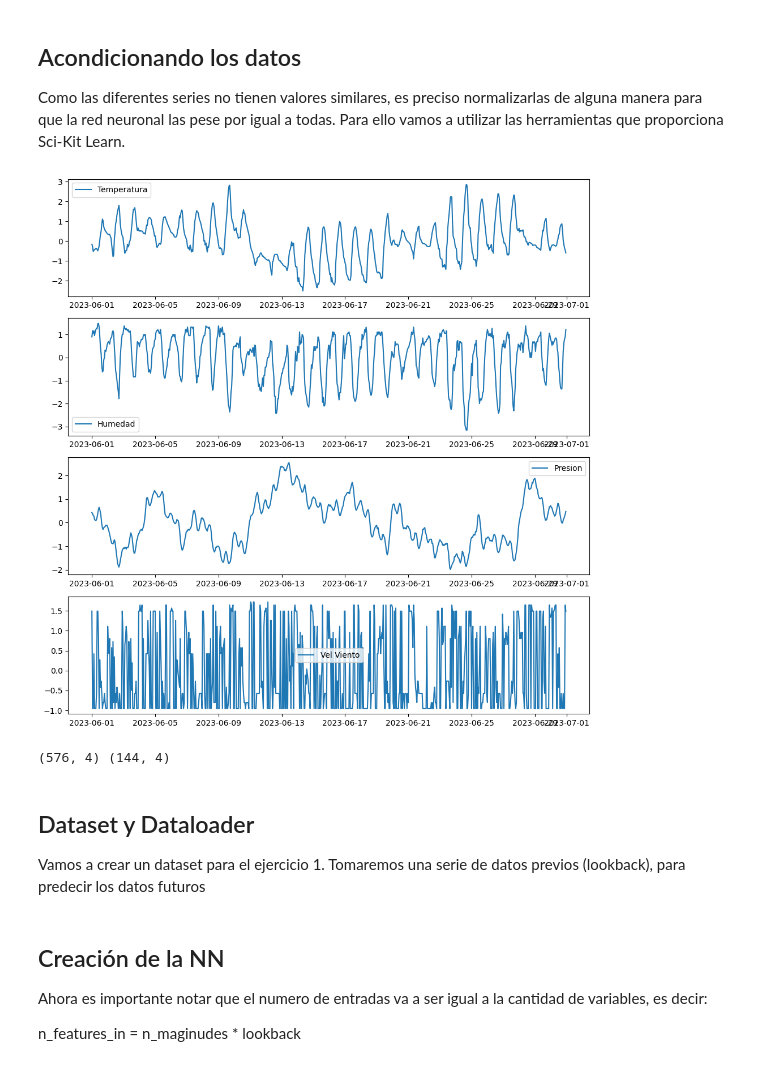
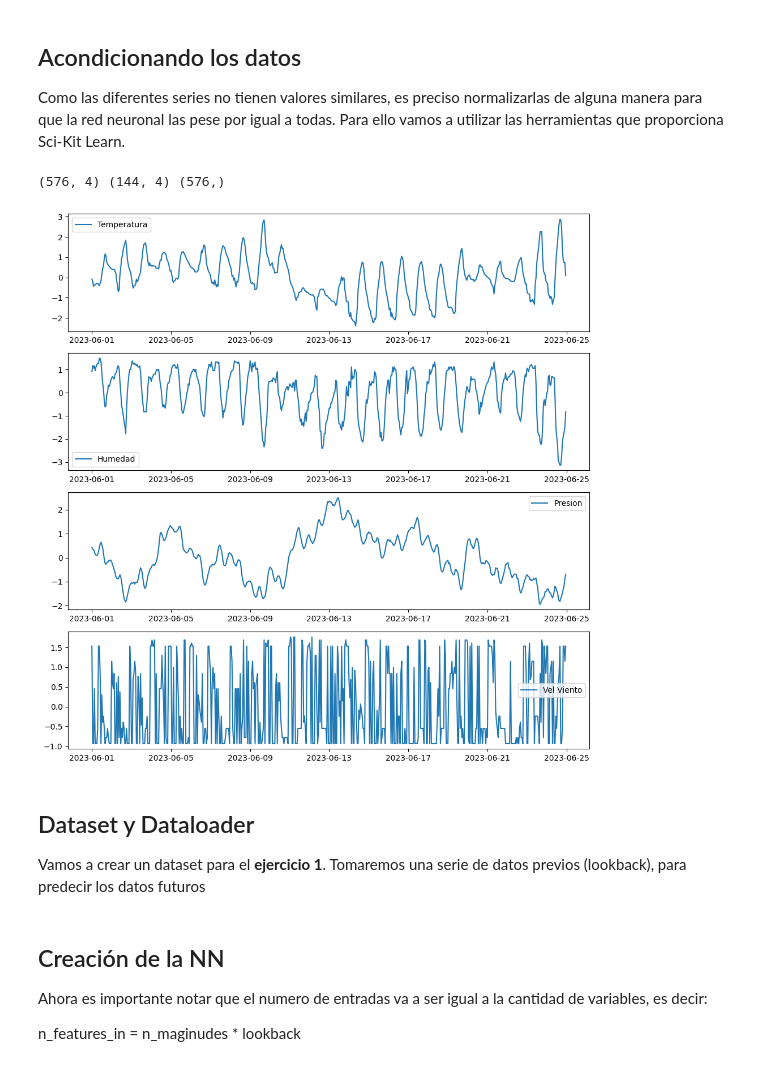
Before and after one commit to sebastlop/series-temporales-machine-learning, a Jupyter notebook: Apuntes/Tema-6/Tema-6.1.3-Inclusion-mas variables.ipynb, the cells around one changed output. Drawn from its saved outputs; the diff is of its cells as text; code cells hidden in the pictures.

```diff
--- a/Apuntes/Tema-6/Tema-6.1.3-Inclusion-mas variables.ipynb
+++ b/Apuntes/Tema-6/Tema-6.1.3-Inclusion-mas variables.ipynb
@@ -37,22 +37,23 @@ fig.tight_layout()
 ## Acondicionando los datos
 
 Como las diferentes series no tienen valores similares, es preciso normalizarlas de alguna manera para que la red neuronal las pese por igual a todas. Para ello vamos a utilizar las herramientas que proporciona Sci-Kit Learn.
+# %%
+# Vamos a separar todo el dataset en una parte de entrenamiento y otra de validacion
+from sklearn.model_selection import train_test_split
+train, valid = train_test_split(data[:,:-1],test_size=0.2, shuffle=False) # Vamos a obviar la direccion del viento
+tstamps_tr, tstamps_val = train_test_split(tstamps,test_size=0.2,shuffle=False) # Ojo con el Shuffle aqui
+print(train.shape, valid.shape, tstamps_tr.shape)
+# %% [output]
+(576, 4) (144, 4) (576,)
 # %%
 from sklearn.preprocessing import StandardScaler
 
 scaler = StandardScaler()
-data = scaler.fit_transform(data[:,:-1])
+train = scaler.fit_transform(train)  # TRansformamos solo el conjunto de entrenamiento
 fig, axs = plt.subplots(4,1, figsize = (10,10))
 for i in range(0,4):
-    axs[i].plot(tstamps, data[:,i], label = labels[i])
+    axs[i].plot(tstamps_tr, train[:,i], label = labels[i])
     axs[i].legend()
 fig.tight_layout()
 # %% [output]
-[figure, old version]
+[figure, new version]
-# %%
-# Vamos a separar todo el dataset en una parte de entrenamiento y otra de validacion
-from sklearn.model_selection import train_test_split
-train, valid = train_test_split(data,test_size=0.2)
-print(train.shape, valid.shape)
-# %% [output]
-(576, 4) (144, 4)
@@ -59,7 +63,7 @@ print(train.shape, valid.shape)
 # %% [markdown]
 ## Dataset y Dataloader
 
-Vamos a crear un dataset para el ejercicio 1. Tomaremos una serie de datos previos (lookback), para predecir los datos futuros
+Vamos a crear un dataset para el **ejercicio 1**. Tomaremos una serie de datos previos (lookback), para predecir los datos futuros
 # %%
 class Dataset_delayed(torch.utils.data.Dataset):
     # constructor
```
Also changed, not shown: parts of 22 cells of this notebook, 1 other file.
